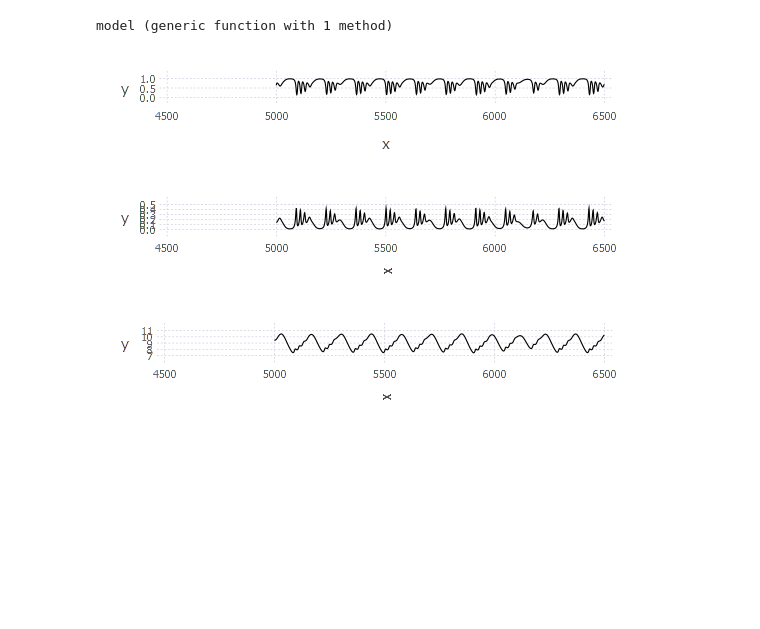
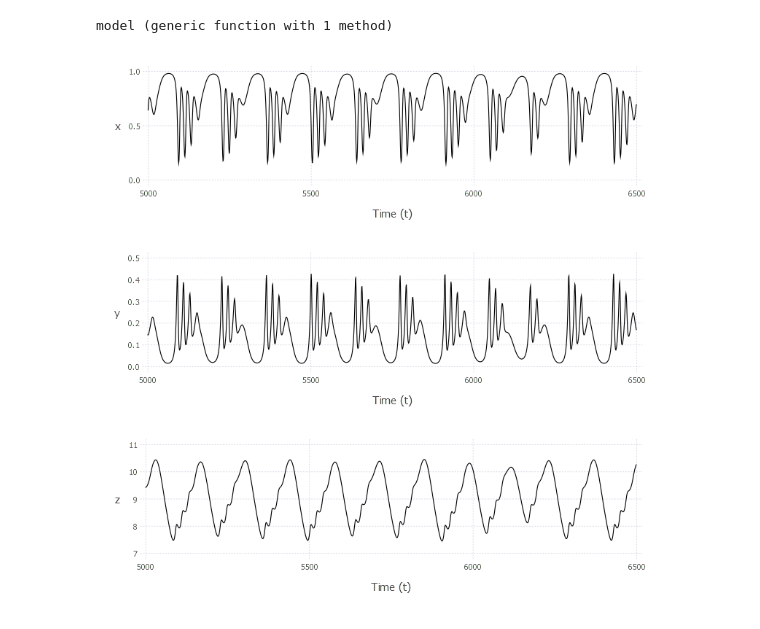
Before and after one commit to gabrielgellner/DiffEQ, a Jupyter notebook: examples/Hastings and Powell.ipynb, the cells around one changed output. Drawn from its saved outputs; the diff is of its cells as text; code cells hidden in the pictures; blank space fills up the shorter version.

```diff
--- a/examples/Hastings and Powell.ipynb
+++ b/examples/Hastings and Powell.ipynb
@@ -33,9 +31,13 @@ sol = ode45((t, x) -> model(t, x, param), [0.8, 0.2, 10.0], 0.0:10000);
 # small perturburbation to initial conditions
 sol_div = ode45((t, x) -> model(t, x, param), [0.81, 0.21, 10.1], 0.0:10000);
 # %%
-p1 = plot(x = sol.x[5000:6500], y = sol.y[5000:6500, 1], Geom.line, Theme(default_color = colorant"black"));
-p2 = plot(x = sol.x[5000:6500], y = sol.y[5000:6500, 2], Geom.line, Theme(default_color = colorant"black"));
-p3 = plot(x = sol.x[5000:6500], y = sol.y[5000:6500, 3], Geom.line, Theme(default_color = colorant"black"));
+xlabel = Guide.xlabel("Time (t)");
+xlim = Coord.Cartesian(xmin = 5000, xmax = 6500)
+theme = Theme(default_color = colorant"black"); #TODO: Scale.x_continous(minvalue = 5000) doesn't work look into it
+set_default_plot_size(8inch, 8inch);
+p1 = plot(x = sol.x[5000:6500], y = sol.y[5000:6500, 1], xlim, xlabel, Guide.ylabel("x"), Geom.line, theme);
+p2 = plot(x = sol.x[5000:6500], y = sol.y[5000:6500, 2], xlim, xlabel, Guide.ylabel("y"), Geom.line, theme);
+p3 = plot(x = sol.x[5000:6500], y = sol.y[5000:6500, 3], xlim, xlabel, Guide.ylabel("z"), Geom.line, theme);
 vstack(p1, p2, p3)
 # %% [output]
-[figure, old version]
+[figure, new version]
```
Also changed, not shown: parts of 12 cells of this notebook, 3 other files.
